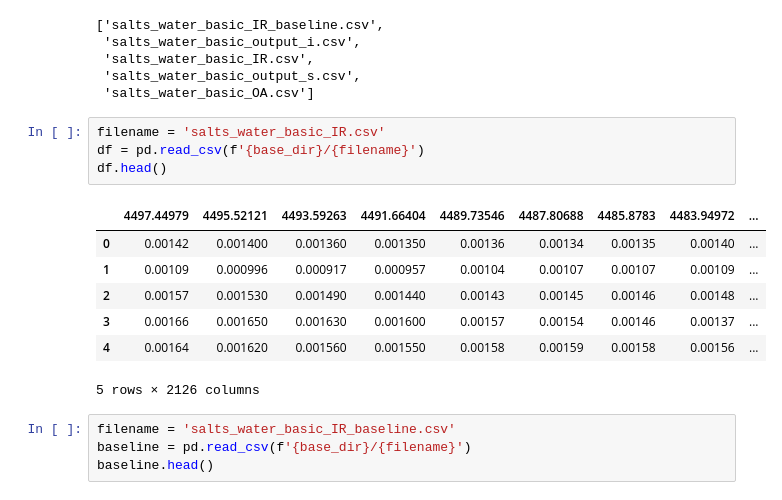
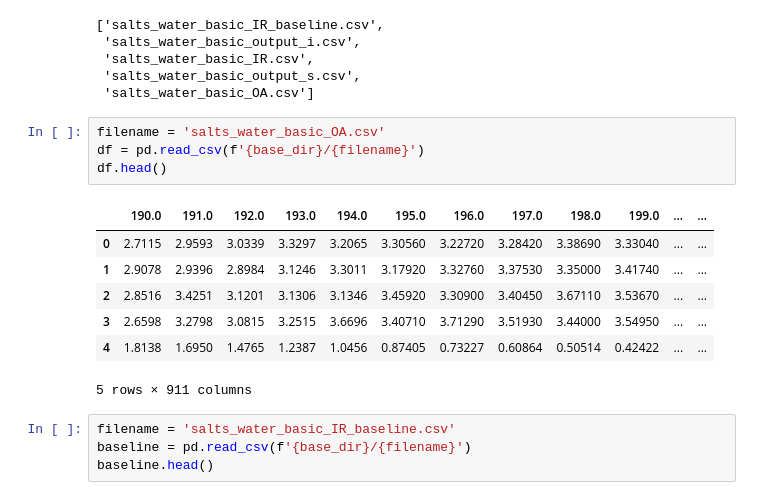
Before and after one commit to oesarmanova/salts_water_2022, a Jupyter notebook: exploratory_data_analysis.ipynb, the cells around one changed output. Drawn from its saved outputs; the diff is of its cells as text.

```diff
--- a/exploratory_data_analysis.ipynb
+++ b/exploratory_data_analysis.ipynb
@@ -19,17 +19,17 @@ os.listdir(base_dir)
  'salts_water_basic_output_s.csv',
  'salts_water_basic_OA.csv']
 # %%
-filename = 'salts_water_basic_IR.csv'
+filename = 'salts_water_basic_OA.csv'
 df = pd.read_csv(f'{base_dir}/{filename}')
 df.head()
 # %% [output]
-|  | 4497.44979 | 4495.52121 | 4493.59263 | 4491.66404 | 4489.73546 | 4487.80688 | 4485.8783 | 4483.94972 | ... |
-| 0 | 0.00142 | 0.001400 | 0.001360 | 0.001350 | 0.00136 | 0.00134 | 0.00135 | 0.00140 | ... |
-| 1 | 0.00109 | 0.000996 | 0.000917 | 0.000957 | 0.00104 | 0.00107 | 0.00107 | 0.00109 | ... |
-| 2 | 0.00157 | 0.001530 | 0.001490 | 0.001440 | 0.00143 | 0.00145 | 0.00146 | 0.00148 | ... |
-| 3 | 0.00166 | 0.001650 | 0.001630 | 0.001600 | 0.00157 | 0.00154 | 0.00146 | 0.00137 | ... |
-| 4 | 0.00164 | 0.001620 | 0.001560 | 0.001550 | 0.00158 | 0.00159 | 0.00158 | 0.00156 | ... |
+|  | 190.0 | 191.0 | 192.0 | 193.0 | 194.0 | 195.0 | 196.0 | 197.0 | 198.0 | 199.0 | ... | ... |
+| 0 | 2.7115 | 2.9593 | 3.0339 | 3.3297 | 3.2065 | 3.30560 | 3.22720 | 3.28420 | 3.38690 | 3.33040 | ... | ... |
+| 1 | 2.9078 | 2.9396 | 2.8984 | 3.1246 | 3.3011 | 3.17920 | 3.32760 | 3.37530 | 3.35000 | 3.41740 | ... | ... |
+| 2 | 2.8516 | 3.4251 | 3.1201 | 3.1306 | 3.1346 | 3.45920 | 3.30900 | 3.40450 | 3.67110 | 3.53670 | ... | ... |
+| 3 | 2.6598 | 3.2798 | 3.0815 | 3.2515 | 3.6696 | 3.40710 | 3.71290 | 3.51930 | 3.44000 | 3.54950 | ... | ... |
+| 4 | 1.8138 | 1.6950 | 1.4765 | 1.2387 | 1.0456 | 0.87405 | 0.73227 | 0.60864 | 0.50514 | 0.42422 | ... | ... |
-5 rows × 2126 columns
+5 rows × 911 columns
 # %%
 filename = 'salts_water_basic_IR_baseline.csv'
 baseline = pd.read_csv(f'{base_dir}/{filename}')
```
Also changed, not shown: parts of 3 cells of this notebook, 13 other files.
